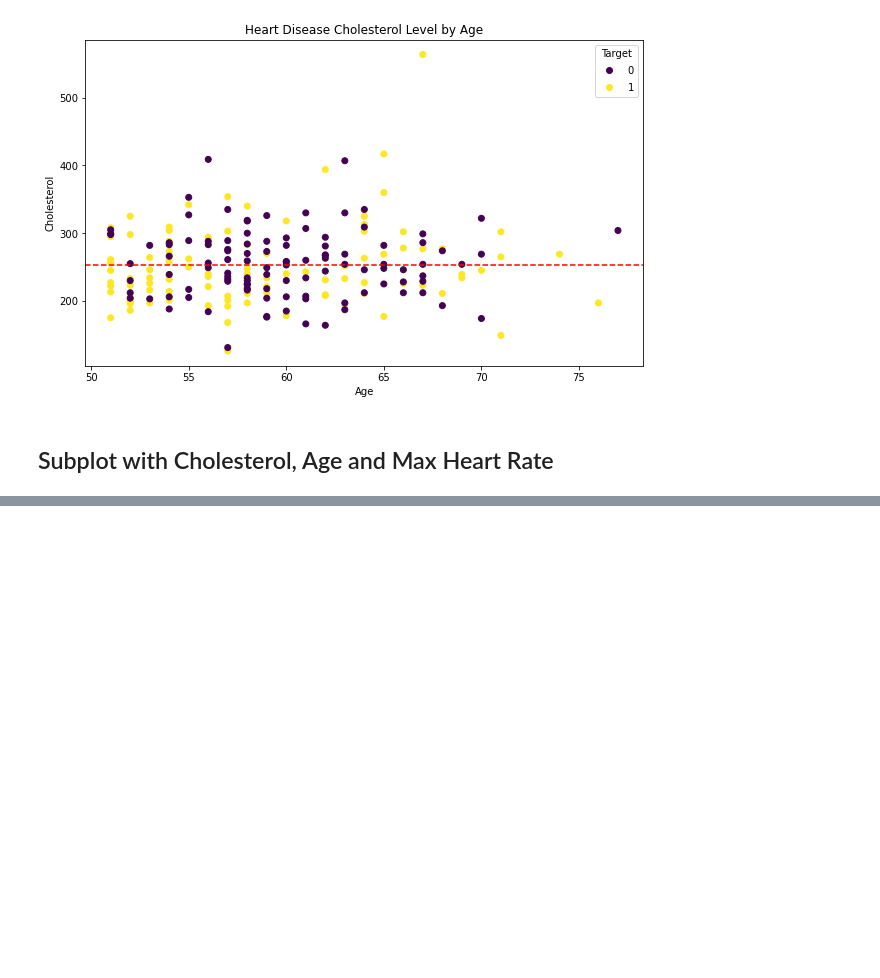
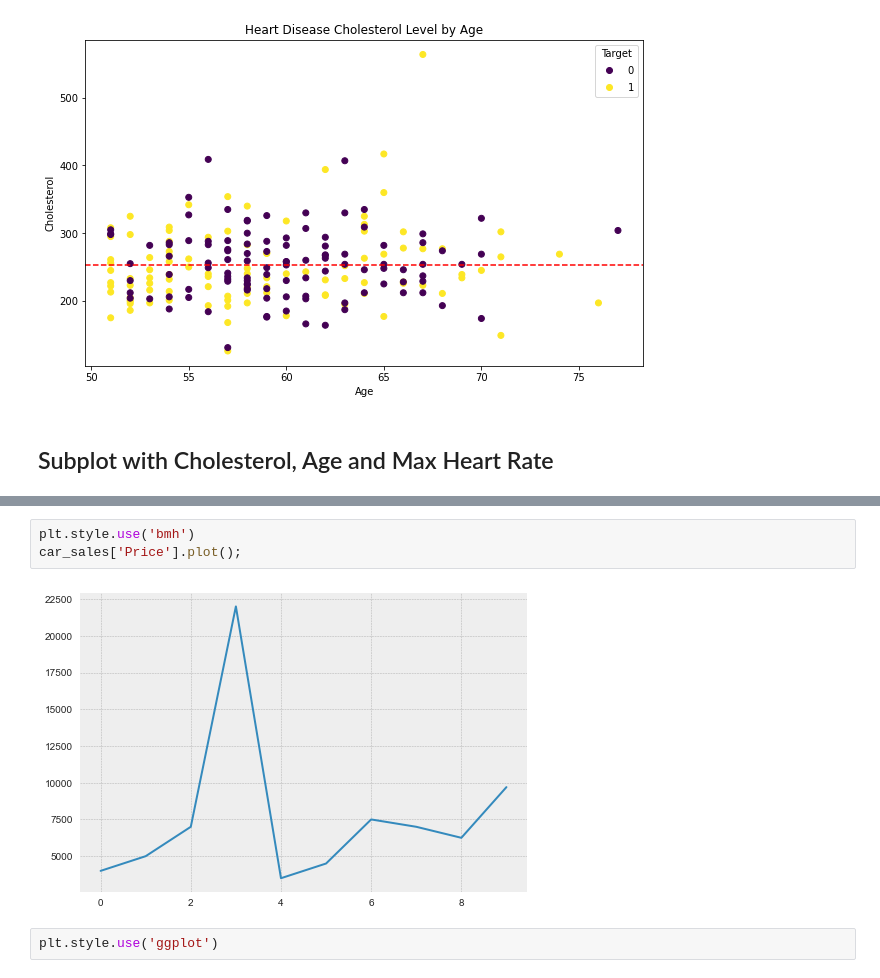
Before and after one commit to tothetop430/MLZTM-Exercises, a Jupyter notebook: matplotlib/introduction-to-matplotlib.ipynb, the cells around one changed output, grey strips where cells are left out. Drawn from its saved outputs; the diff is of its cells as text; blank space fills up the shorter version.

```diff
--- a/matplotlib/introduction-to-matplotlib.ipynb
+++ b/matplotlib/introduction-to-matplotlib.ipynb
@@ -485,0 +522,7 @@ fig.suptitle('Heart Disease Plot')
+# %%
+plt.style.use('bmh')
+car_sales['Price'].plot();
+# %% [output]
+[figure, added]
+# %%
+plt.style.use('ggplot')
```
Also changed, not shown: parts of 6 cells of this notebook.
